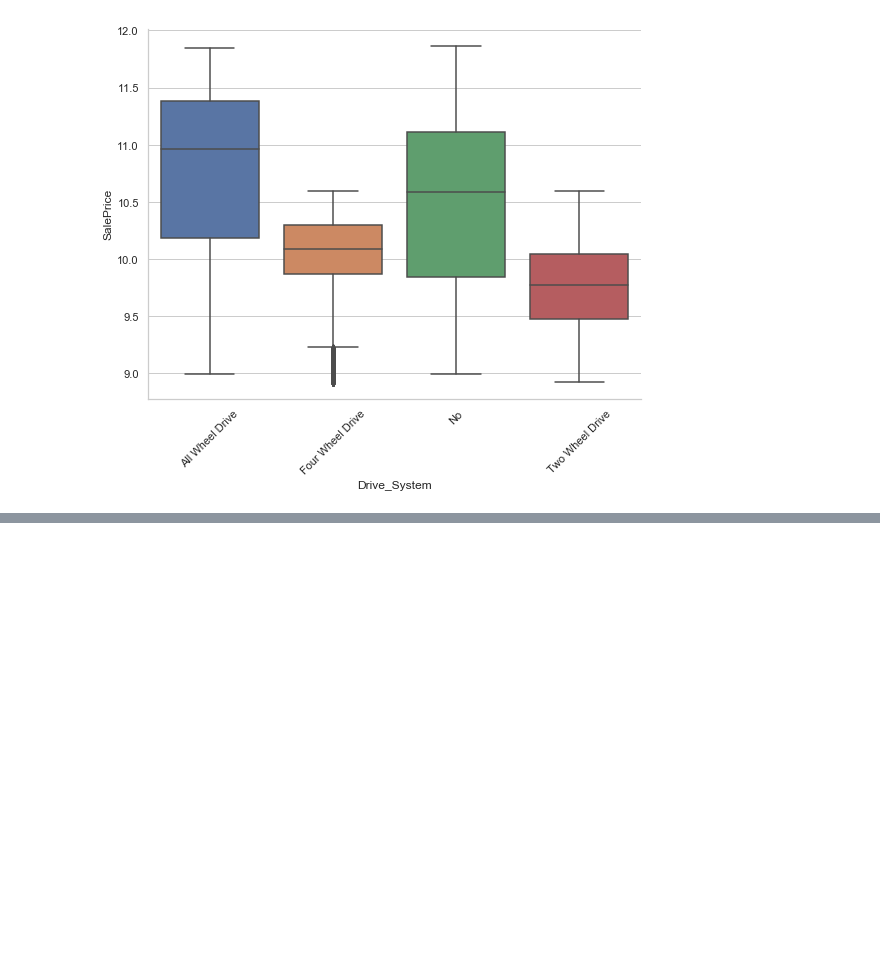
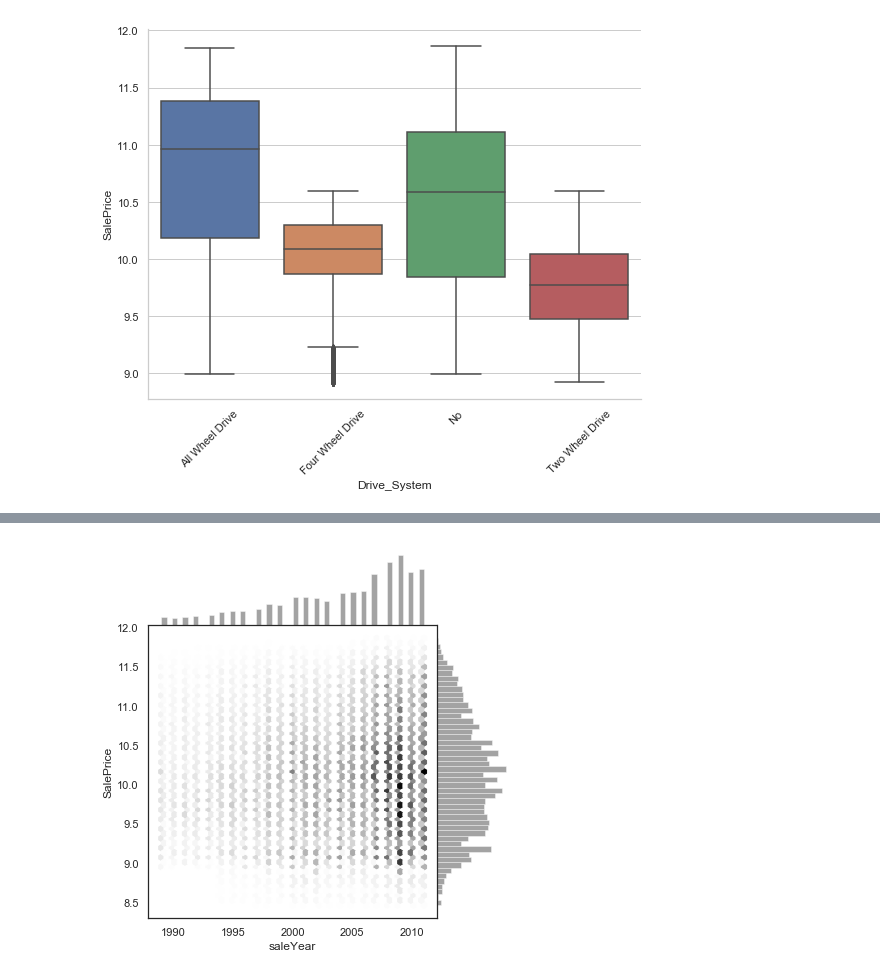
Before and after one commit to samisnotinsane/ML-Notebooks, a Jupyter notebook: visualisation/bulldozers-visualisation.ipynb, the cells around one changed output, grey strips where cells are left out. Saved outputs shown, nothing was run; the diff lists cells and outputs as text; code cells hidden in the pictures; blank space fills up the shorter version.

```diff
--- a/visualisation/bulldozers-visualisation.ipynb
+++ b/visualisation/bulldozers-visualisation.ipynb
@@ -80,0 +108,7 @@ g.set_xticklabels(rotation=45)
+# %%
+# hexbin plot of saleYear vs SalePrice
+with sns.axes_style("white"):
+    sns.jointplot(x=df_raw["saleYear"], y=df_raw["SalePrice"], kind="hex", color="k",
+                 space=0, ratio=4)
+# %% [output]
+[figure, added]
```
Also changed, not shown: parts of 10 cells of this notebook.
